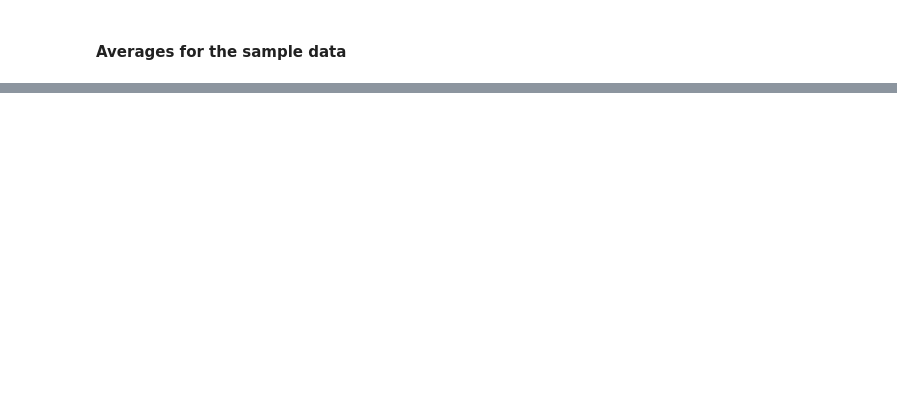
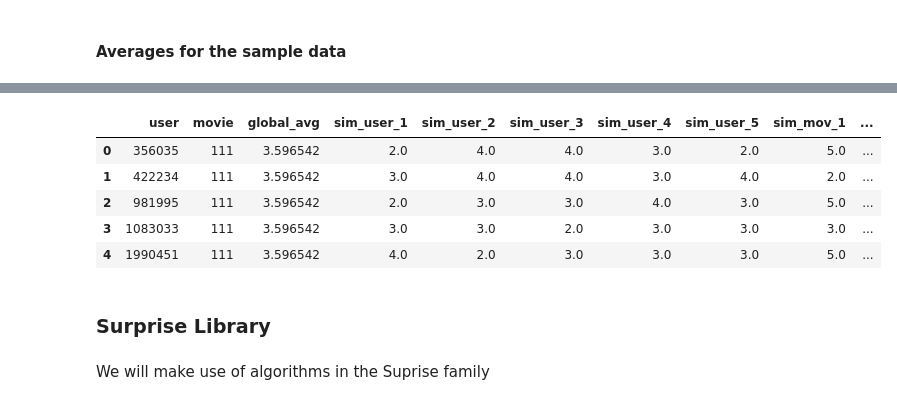
Before and after one commit to subhasisj/python-projects, a Jupyter notebook: Machine_Learning_Projects/Netflix_Movie_Recommendation/Netflix_movie_recommendation.ipynb, the cells around one changed output, grey strips where cells are left out. Cells and saved outputs as stored; diff of their text form; code cells hidden in the pictures; blank space fills up the shorter version.

```diff
--- a/Machine_Learning_Projects/Netflix_Movie_Recommendation/Netflix_movie_recommendation.ipynb
+++ b/Machine_Learning_Projects/Netflix_Movie_Recommendation/Netflix_movie_recommendation.ipynb
@@ -473,0 +752,28 @@ print('\n No of ratings in Our Sampled train matrix is : {}\n'.format(sample_tra
+# %%
+reg_test_data = pd.read_csv('./data/reg_test.csv',names = ['user','movie',
+                                                             'global_avg',
+                                                             'sim_user_1',
+                                                             'sim_user_2',
+                                                             'sim_user_3',
+                                                             'sim_user_4',
+                                                             'sim_user_5',
+                                                             'sim_mov_1',
+                                                             'sim_mov_2',
+                                                             'sim_mov_3',
+                                                             'sim_mov_4',
+                                                             'sim_mov_5',
+                                                             'user_averge_rating',
+                                                             'movie_average_rating',
+                                                             'rating'])
+reg_test_data.head()
+# %% [output]
+|  | user | movie | global_avg | sim_user_1 | sim_user_2 | sim_user_3 | sim_user_4 | sim_user_5 | sim_mov_1 | ... |
+| 0 | 356035 | 111 | 3.596542 | 2.0 | 4.0 | 4.0 | 3.0 | 2.0 | 5.0 | ... |
+| 1 | 422234 | 111 | 3.596542 | 3.0 | 4.0 | 4.0 | 3.0 | 4.0 | 2.0 | ... |
+| 2 | 981995 | 111 | 3.596542 | 2.0 | 3.0 | 3.0 | 4.0 | 3.0 | 5.0 | ... |
+| 3 | 1083033 | 111 | 3.596542 | 3.0 | 3.0 | 2.0 | 3.0 | 3.0 | 3.0 | ... |
+| 4 | 1990451 | 111 | 3.596542 | 4.0 | 2.0 | 3.0 | 3.0 | 3.0 | 5.0 | ... |
+# %% [markdown]
+### Surprise Library
+# %% [markdown]
+We will make use of algorithms in the Suprise family
```
Also changed, not shown: parts of 51 cells of this notebook, 7 other files.
